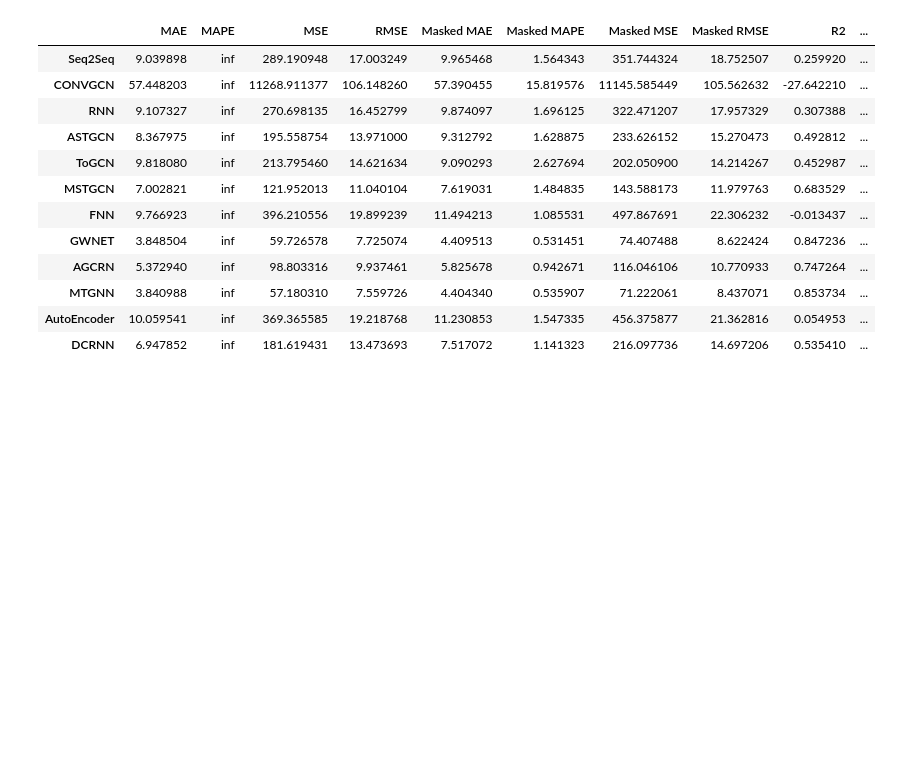
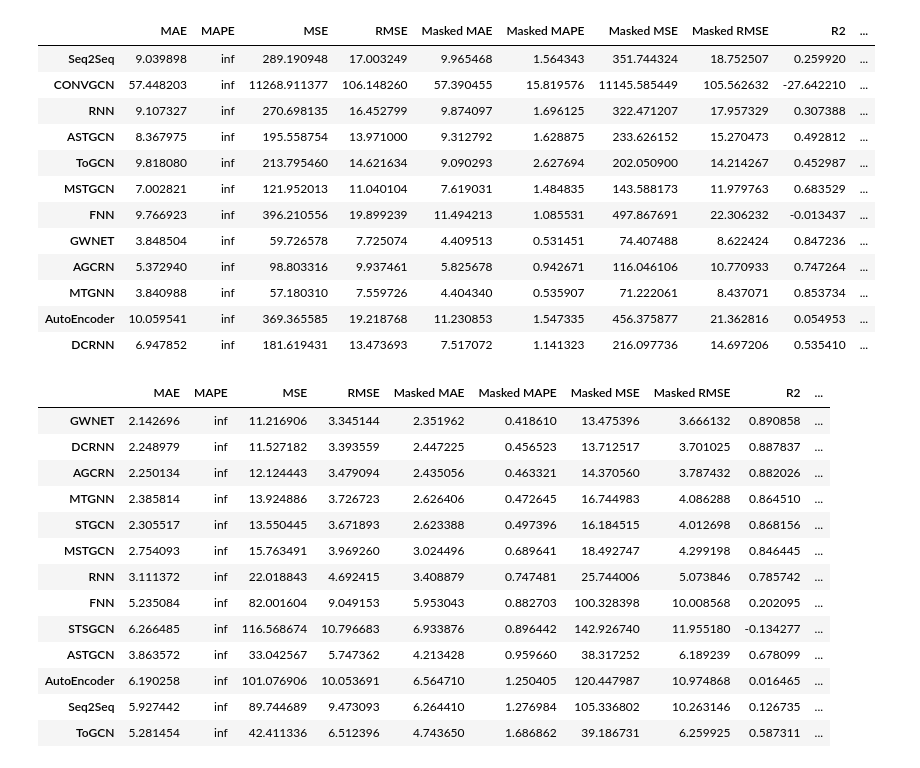
Before and after one commit to XDZhelheim/TrafficFlowModel, a Jupyter notebook: model/baseline_eval.ipynb, the cells around one changed output. Cells and saved outputs as stored; diff of their text form; code cells hidden in the pictures; blank space fills up the shorter version.

Commit message:
update baseline_eval

```diff
--- a/model/baseline_eval.ipynb
+++ b/model/baseline_eval.ipynb
@@ -116,3 +104,37 @@ df_eval
 | MTGNN | 3.840988 | inf | 57.180310 | 7.559726 | 4.404340 | 0.535907 | 71.222061 | 8.437071 | 0.853734 | ... |
 | AutoEncoder | 10.059541 | inf | 369.365585 | 19.218768 | 11.230853 | 1.547335 | 456.375877 | 21.362816 | 0.054953 | ... |
 | DCRNN | 6.947852 | inf | 181.619431 | 13.473693 | 7.517072 | 1.141323 | 216.097736 | 14.697206 | 0.535410 | ... |
+# %%
+# sz_taxi_202006_5min 12 12
+
+run_id_list=os.listdir(CACHE_PATH)[1:]
+
+df_eval=pd.DataFrame(columns=["MAE", "MAPE", "MSE", "RMSE", "Masked MAE", "Masked MAPE", "Masked MSE", "Masked RMSE", "R2", "EVAR"])
+
+for run_id in run_id_list:
+    if not os.listdir(os.path.join(CACHE_PATH, run_id, "evaluate_cache")):
+        continue
+    for file in os.listdir(os.path.join(CACHE_PATH, run_id, "evaluate_cache")):
+        if file.endswith(".csv"):
+            csv_res=file
+    model_name=csv_res.split("_")[-4]
+    df_eval_res=pd.read_csv(os.path.join(CACHE_PATH, run_id, "evaluate_cache", csv_res))
+
+    df_eval.loc[model_name]=df_eval_res.mean().values
+
+df_eval.sort_values("Masked MAPE")
+# %% [output]
+|  | MAE | MAPE | MSE | RMSE | Masked MAE | Masked MAPE | Masked MSE | Masked RMSE | R2 | ... |
+| GWNET | 2.142696 | inf | 11.216906 | 3.345144 | 2.351962 | 0.418610 | 13.475396 | 3.666132 | 0.890858 | ... |
+| DCRNN | 2.248979 | inf | 11.527182 | 3.393559 | 2.447225 | 0.456523 | 13.712517 | 3.701025 | 0.887837 | ... |
+| AGCRN | 2.250134 | inf | 12.124443 | 3.479094 | 2.435056 | 0.463321 | 14.370560 | 3.787432 | 0.882026 | ... |
+| MTGNN | 2.385814 | inf | 13.924886 | 3.726723 | 2.626406 | 0.472645 | 16.744983 | 4.086288 | 0.864510 | ... |
+| STGCN | 2.305517 | inf | 13.550445 | 3.671893 | 2.623388 | 0.497396 | 16.184515 | 4.012698 | 0.868156 | ... |
+| MSTGCN | 2.754093 | inf | 15.763491 | 3.969260 | 3.024496 | 0.689641 | 18.492747 | 4.299198 | 0.846445 | ... |
+| RNN | 3.111372 | inf | 22.018843 | 4.692415 | 3.408879 | 0.747481 | 25.744006 | 5.073846 | 0.785742 | ... |
+| FNN | 5.235084 | inf | 82.001604 | 9.049153 | 5.953043 | 0.882703 | 100.328398 | 10.008568 | 0.202095 | ... |
+| STSGCN | 6.266485 | inf | 116.568674 | 10.796683 | 6.933876 | 0.896442 | 142.926740 | 11.955180 | -0.134277 | ... |
+| ASTGCN | 3.863572 | inf | 33.042567 | 5.747362 | 4.213428 | 0.959660 | 38.317252 | 6.189239 | 0.678099 | ... |
+| AutoEncoder | 6.190258 | inf | 101.076906 | 10.053691 | 6.564710 | 1.250405 | 120.447987 | 10.974868 | 0.016465 | ... |
+| Seq2Seq | 5.927442 | inf | 89.744689 | 9.473093 | 6.264410 | 1.276984 | 105.336802 | 10.263146 | 0.126735 | ... |
+| ToGCN | 5.281454 | inf | 42.411336 | 6.512396 | 4.743650 | 1.686862 | 39.186731 | 6.259925 | 0.587311 | ... |
```
Also changed, not shown: parts of 5 cells of this notebook.
